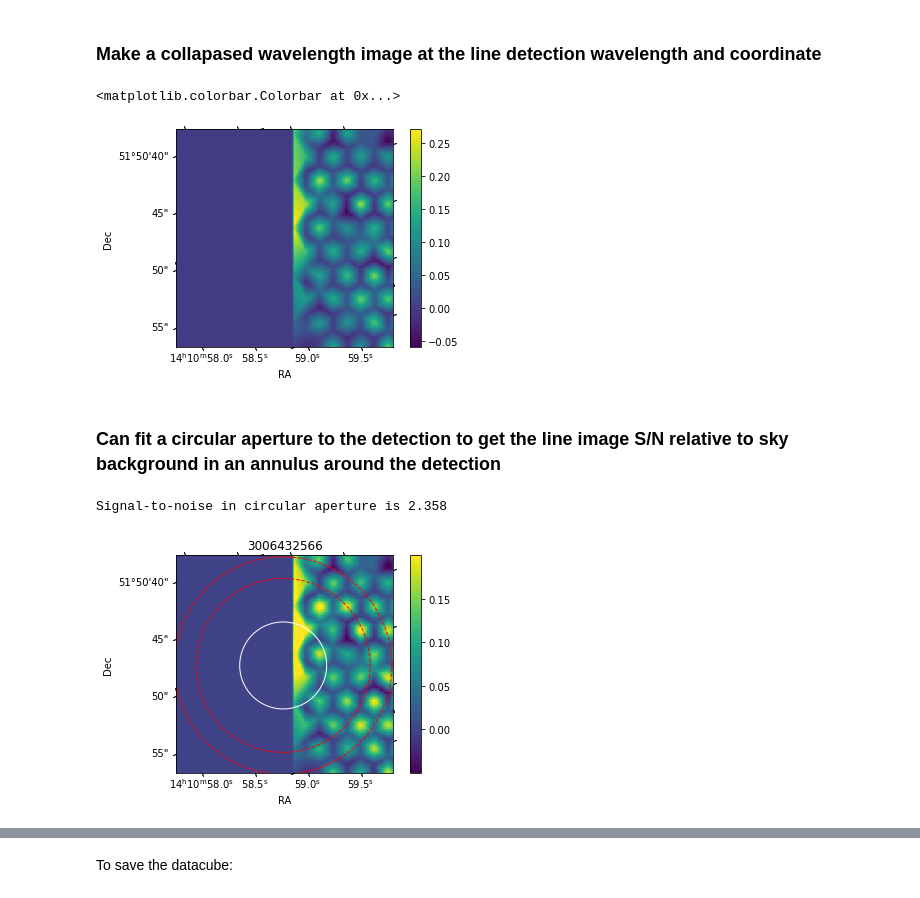
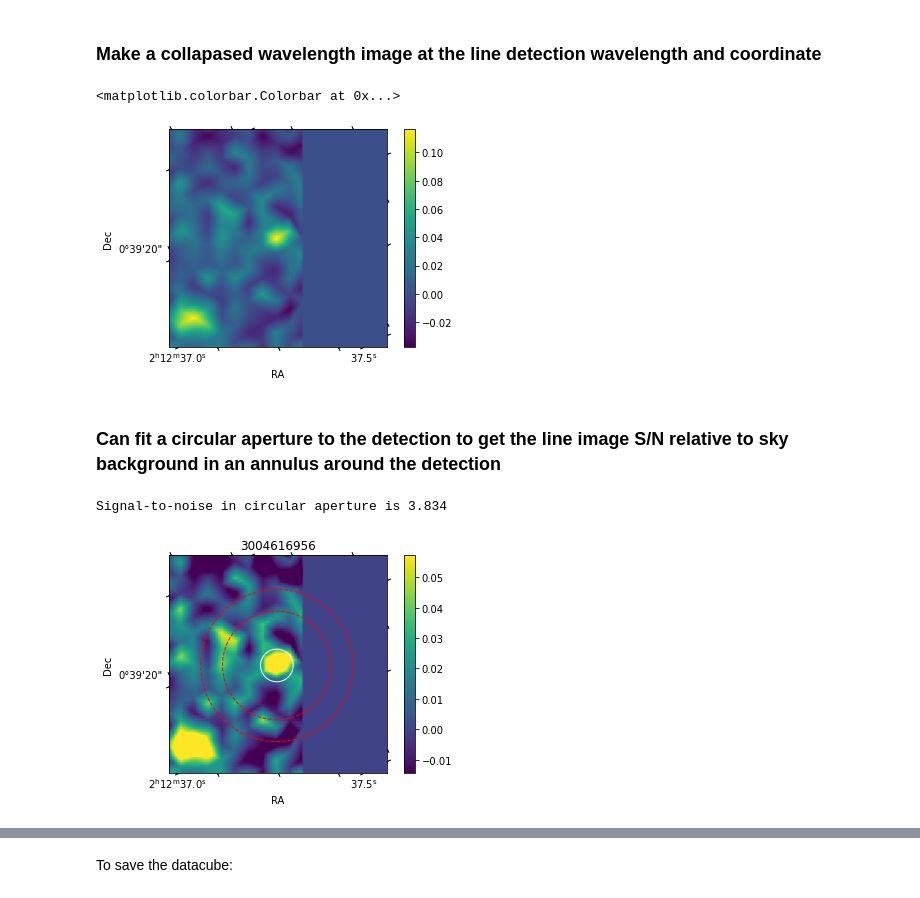
Before and after one commit to HETDEX/hetdex_api, a Jupyter notebook: notebooks/LineFluxMaps.ipynb, the cells around one changed output, grey strips where cells are left out. Cells and saved outputs as stored; diff of their text form; code cells hidden in the pictures.

```diff
--- a/notebooks/LineFluxMaps.ipynb
+++ b/notebooks/LineFluxMaps.ipynb
@@ -21,7 +21,7 @@ IPython.OutputArea.prototype._should_scroll = function(lines) {
 # %% [markdown]
 ### Make a collapased wavelength image at the line detection wavelength and coordinate
 # %%
-detectid=3006432566
+detectid=3004616956
 hdu = make_narrowband_image(detectid=detectid,
                             include_error=True,
                             imsize=20.*u.arcsec,
@@ -37,17 +37,17 @@ plt.ylabel("Dec")
 plt.colorbar()
 # %% [output]
 <matplotlib.colorbar.Colorbar at 0x...>
-[figure, old version]
+[figure, new version]
 # %%
 coords = SkyCoord( ra = hdu[0].header['CRVAL1']*u.deg, dec=hdu[0].header['CRVAL2']*u.deg)
 # %% [markdown]
 ### Can fit a circular aperture to the detection to get the line image S/N relative to sky background in an annulus around the detection
 # %%
 flux, flux_err, bkg_stddev, apcor = fit_circular_aperture(hdu, coords,
-                                                          radius=4.*u.arcsec,
-                                                          annulus=[8,10]*u.arcsec,
+                                                          radius=1.5*u.arcsec,
+                                                          annulus=[5,7]*u.arcsec,
                                                           plot=True, plottitle=str(detectid))
 print('Signal-to-noise in circular aperture is {:5.3f}'.format(flux/bkg_stddev))
 # %% [output]
-Signal-to-noise in circular aperture is 2.358
+Signal-to-noise in circular aperture is 3.834
-[figure, old version]
+[figure, new version]
```
Also changed, not shown: parts of 4 cells of this notebook.
